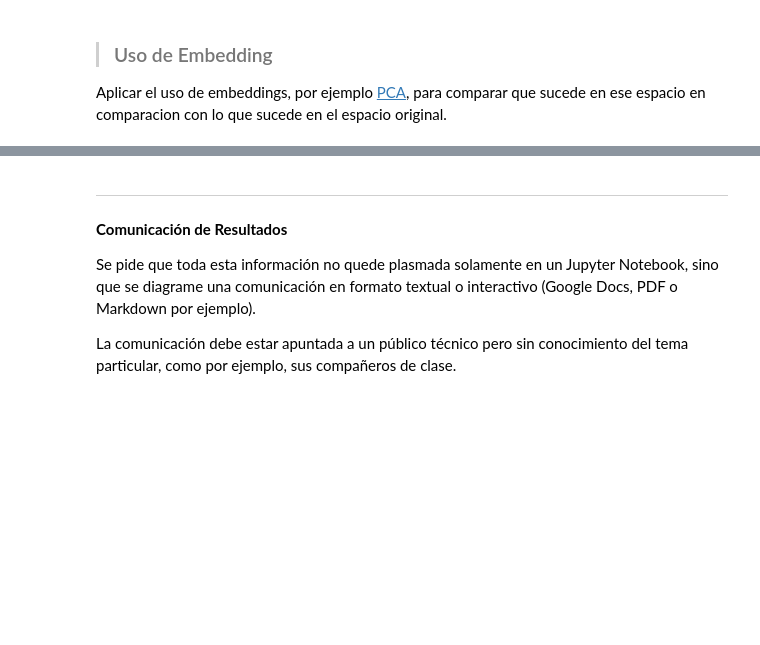
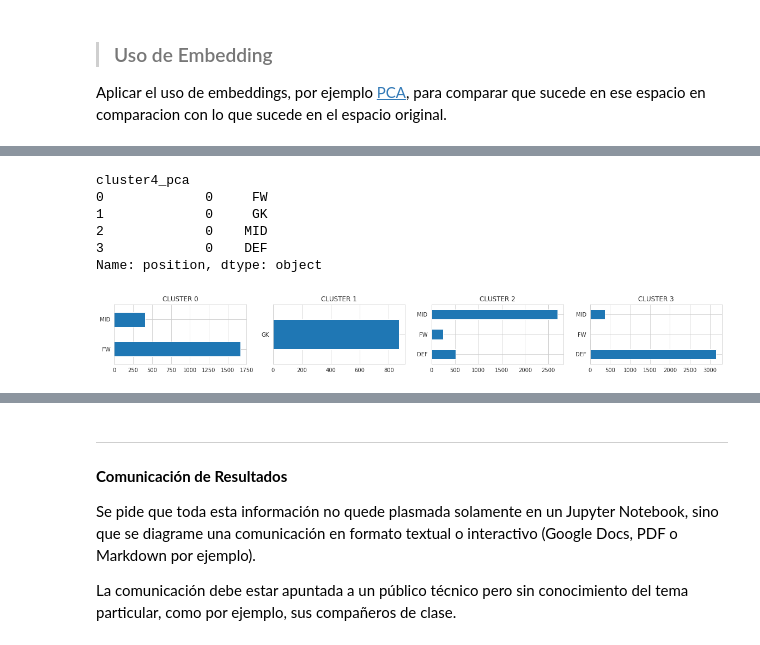
Before and after one commit to diplodatos2019/Mentoria_Aprendizaje_No_Supervisado, a Jupyter notebook: Gianfranco/Practico_ANS.ipynb, the cells around one changed output, grey strips where cells are left out. Cells and saved outputs as stored; diff of their text form; code cells hidden in the pictures; blank space fills up the shorter version.

Commit message:
Clustering using 4 using PCA

```diff
--- a/Gianfranco/Practico_ANS.ipynb
+++ b/Gianfranco/Practico_ANS.ipynb
@@ -766,0 +776,10 @@ Aplicar el uso de embeddings, por ejemplo [PCA](https://es.wikipedia.org/wiki/PC
+# %%
+# PCA
+pca = PCA(n_components=5, svd_solver='full', random_state=4, whiten=True)
+pca.fit(player_df)
+player_df_pca = pca.transform(player_df)
+
+print("shape of player_df_pca", player_df_pca.shape)
+expl = pca.explained_variance_ratio_
+print(expl)
+print('suma:',sum(expl[0:10]))
@@ -766,0 +790,6 @@ Aplicar el uso de embeddings, por ejemplo [PCA](https://es.wikipedia.org/wiki/PC
+# %%
+kmeans_pca = KMeans(n_clusters=4, n_jobs=-1)
+kmeans_pca.fit(player_df_pca)
+player_df_clusters['kmedias_4_pca']=kmeans_pca.labels_
+print(kmeans_pca)
+player_df_clusters.head(10)
@@ -766,0 +813,43 @@ Aplicar el uso de embeddings, por ejemplo [PCA](https://es.wikipedia.org/wiki/PC
+# %%
+# Positions and Labels
+pos_label_pca = pd.DataFrame(
+    {
+        'player_name': player_df.index.tolist(),
+        'position': player_position_list,
+        'cluster4': player_df_clusters['kmedias_4'].tolist(),
+        'cluster4_sub1': player_df_clusters['kmedias_4_sub1'].tolist(),
+        'cluster4_sub2': player_df_clusters['kmedias_4_sub2'].tolist(),
+        'cluster4_pca': player_df_clusters['kmedias_4_pca'].tolist()
+    },
+    columns = ['player_name', 'position', 'cluster4', 'cluster4_sub1', 'cluster4_sub2', 'cluster4_pca']
+)
+pos_label_pca.sort_values("position")
+
+plt.figure(figsize=(20,2))
+plt.subplot(1,4,1)
+pos_label_pca[(pos_label_pca.cluster4_pca == 0)]['position'].value_counts().sort_index().plot('barh')
+plt.title('CLUSTER 0')
+plt.subplot(1,4,2)
+pos_label_pca[(pos_label_pca.cluster4_pca == 1)]['position'].value_counts().sort_index().plot('barh')
+plt.title('CLUSTER 1')
+plt.subplot(1,4,3)
+pos_label_pca[(pos_label_pca.cluster4_pca == 2)]['position'].value_counts().sort_index().plot('barh')
+plt.title('CLUSTER 2')
+plt.subplot(1,4,4)
+pos_label_pca[(pos_label_pca.cluster4_pca == 3)]['position'].value_counts().sort_index().plot('barh')
+plt.title('CLUSTER 3')
+
+print(pos_label_pca.groupby(["cluster4_pca"])['position'].apply(pd.Series.mode))
+
+cluster_0_pca = pos_label_pca[(pos_label_pca.cluster4_pca == 0) & (pos_label_pca.position == "FW")]
+cluster_1_pca = pos_label_pca[(pos_label_pca.cluster4_pca == 1) & (pos_label_pca.position == "GK")]
+cluster_2_pca = pos_label_pca[(pos_label_pca.cluster4_pca == 2) & (pos_label_pca.position == "MID")]
+cluster_3_pca = pos_label_pca[(pos_label_pca.cluster4_pca == 3) & (pos_label_pca.position == "DEF")]
+# %% [output]
+cluster4_pca
+0             0     FW
+1             0     GK
+2             0    MID
+3             0    DEF
+Name: position, dtype: object
+[figure, added]
```
Also changed, not shown: parts of 5 cells of this notebook.
